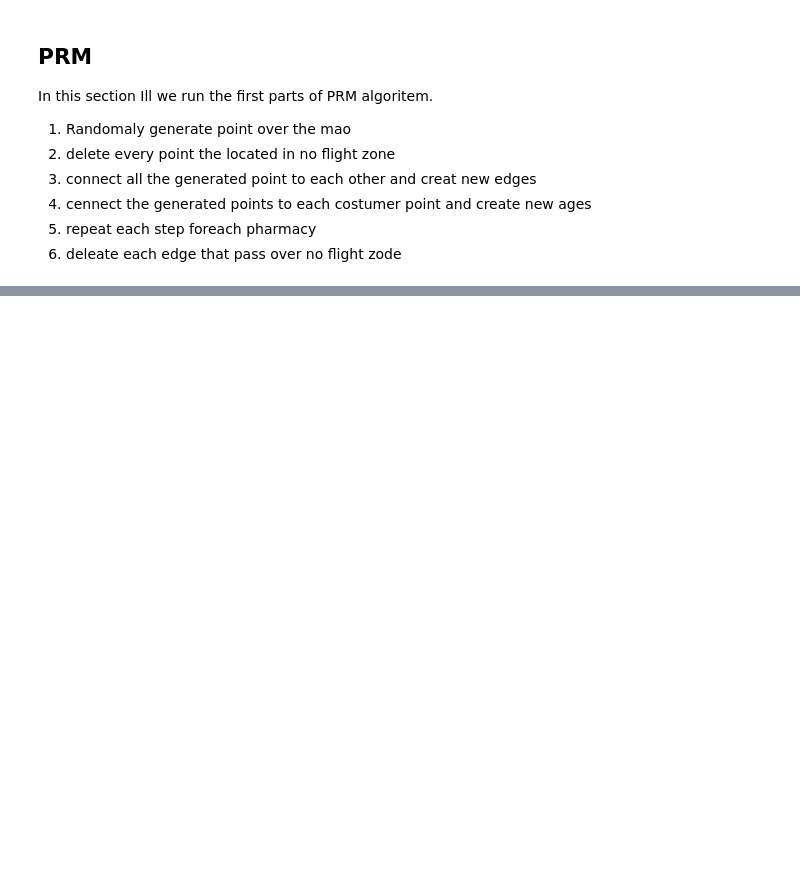
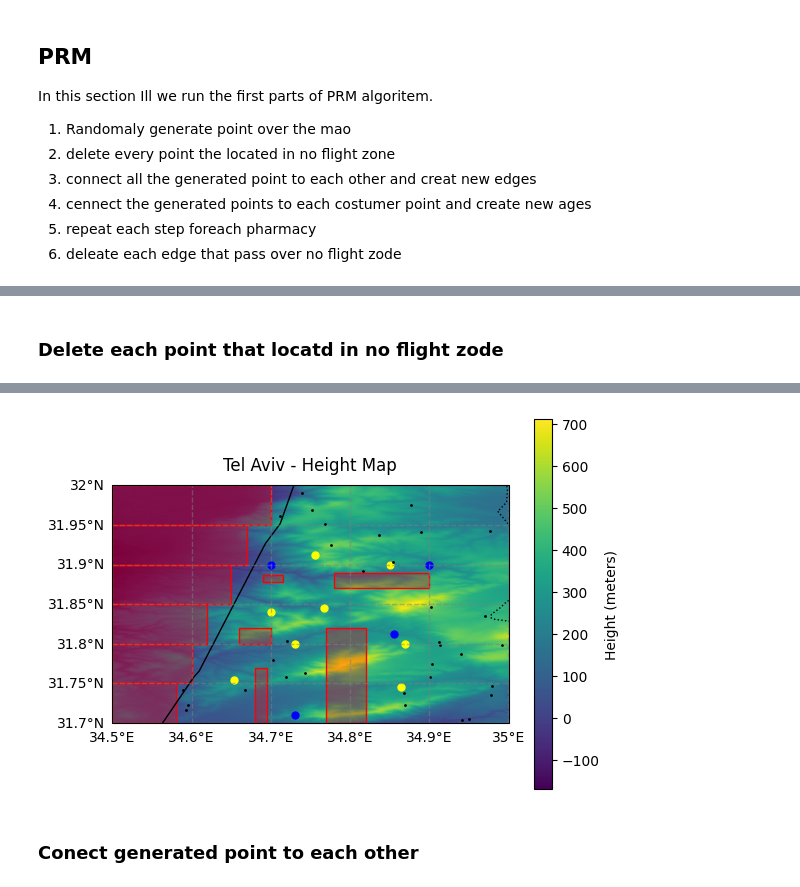
Before and after one commit to CatsPoo/Nevigation_Algorithems_Project, a Jupyter notebook: project.ipynb, the cells around one changed output, grey strips where cells are left out. Drawn from its saved outputs; the diff is of its cells as text; code cells hidden in the pictures; blank space fills up the shorter version.

```diff
--- a/project.ipynb
+++ b/project.ipynb
@@ -108,0 +124,2 @@ cropped_map.print()
+# %% [markdown]
+### Delete each point that locatd in no flight zode
@@ -108,0 +135,3 @@ cropped_map.print()
+# %%
+cropped_map.print()
+# %% [output]
@@ -108,0 +139,3 @@ cropped_map.print()
+[figure, added]
+# %% [markdown]
+### Conect generated point to each other
```
Also changed, not shown: parts of 15 cells of this notebook, 2 other files.
